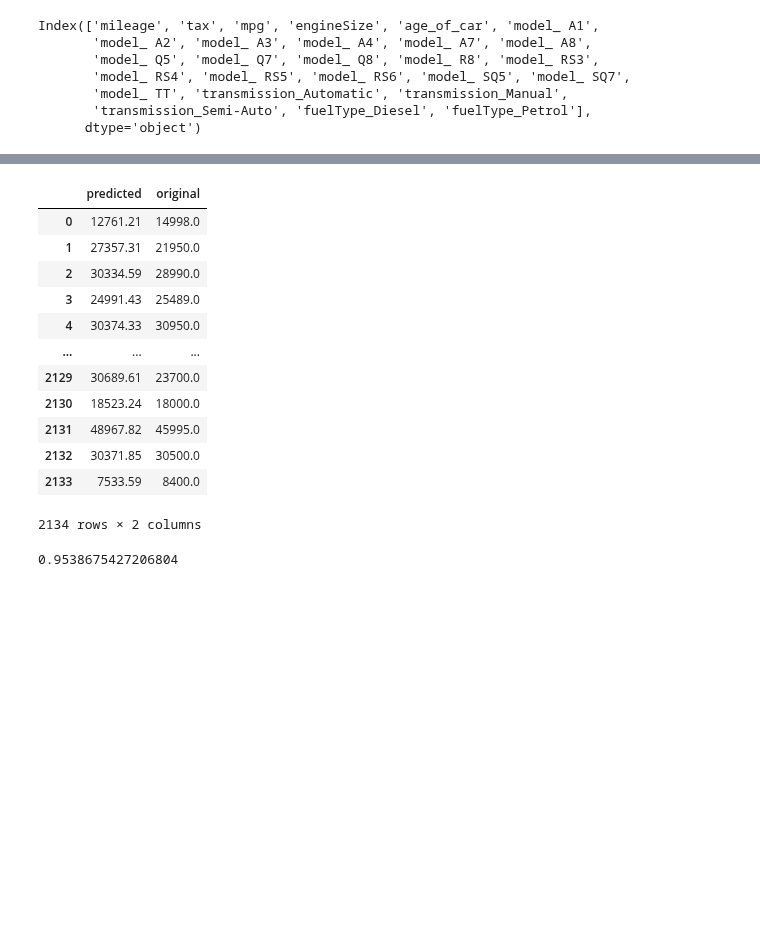
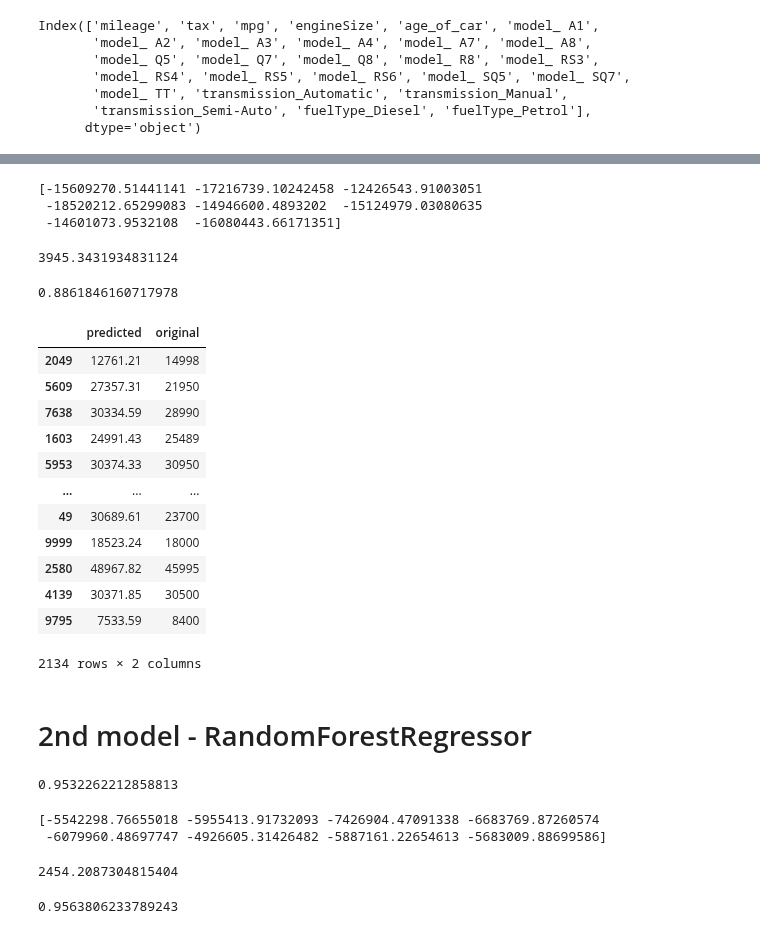
Before and after one commit to EitanKats/data-science-project-sem-a, a Jupyter notebook: Regression.ipynb, the cells around one changed output, grey strips where cells are left out. Saved outputs shown, nothing was run; the diff lists cells and outputs as text; code cells hidden in the pictures; blank space fills up the shorter version.

Commit message:
final commit for the regression and added info to the readme about the project structure

```diff
--- a/Regression.ipynb
+++ b/Regression.ipynb
@@ -245,13 +253,11 @@ cars_df_with_dummies
 # %%
-minmax_scaler = MinMaxScaler()
+std_scaler = StandardScaler()
 
-cars_scaled = minmax_scaler.fit_transform(cars_df_with_dummies)
-cars_scaled = pd.DataFrame(cars_scaled, columns = cars_df_with_dummies.columns)
+price_label = cars_df_with_dummies['price']
+cars_without_price = cars_df_with_dummies.drop(['price'],axis=1)
+
+X_train,X_test,y_train,y_test = train_test_split(cars_without_price,price_label,test_size=0.2,random_state=0)
 
 
-scaled_price_label = cars_scaled['price']
-scaled_cars_without_price = cars_scaled.drop(['price'],axis=1)
-
-X_train,X_test,y_train,y_test = train_test_split(scaled_cars_without_price,scaled_price_label,test_size=0.2,random_state=0)
-
-print(X_train.shape)
+X_train_transformed = std_scaler.fit_transform(X_train)
+X_test_transformed = std_scaler.transform(X_test)
@@ -315,31 +314,65 @@ print (mean_squared_error(y_test,initial_prediction, squared=False))
+# %%
+linear_reg_scores = cross_val_score(LinearRegression(),X_train_transformed, y_train,cv=8,scoring="neg_mean_squared_error")
+
+print(linear_reg_scores)
+np.sqrt(-linear_reg_scores.mean())
+# %% [output]
+[-15609270.51441141 -17216739.10242458 -12426543.91003051
+ -18520212.65299083 -14946600.4893202  -15124979.03080635
+ -14601073.9532108  -16080443.66171351]
+3945.3431934831124
+# %%
+linear_reg_scores_r2 = cross_val_score(LinearRegression(),X_train_transformed, y_train,cv=8,scoring="r2")
+
+linear_reg_scores_r2
+linear_reg_scores_r2.mean()
+# %% [output]
+0.8861846160717978
 # %%
 results = {}
-results["predicted"] = price_scaler.inverse_transform([initial_prediction]).ravel().round(2)
-results["original"] = price_scaler.inverse_transform([y_test]).ravel().round(2)
-
+results["predicted"] = initial_prediction.round(2)
+results["original"] = y_test
 
 pd.DataFrame.from_dict(results)
 # %% [output]
 |  | predicted | original |
-| 0 | 12761.21 | 14998.0 |
-| 1 | 27357.31 | 21950.0 |
-| 2 | 30334.59 | 28990.0 |
-| 3 | 24991.43 | 25489.0 |
-| 4 | 30374.33 | 30950.0 |
+| 2049 | 12761.21 | 14998 |
+| 5609 | 27357.31 | 21950 |
+| 7638 | 30334.59 | 28990 |
+| 1603 | 24991.43 | 25489 |
+| 5953 | 30374.33 | 30950 |
 | ... | ... | ... |
-| 2129 | 30689.61 | 23700.0 |
-| 2130 | 18523.24 | 18000.0 |
-| 2131 | 48967.82 | 45995.0 |
-| 2132 | 30371.85 | 30500.0 |
-| 2133 | 7533.59 | 8400.0 |
+| 49 | 30689.61 | 23700 |
+| 9999 | 18523.24 | 18000 |
+| 2580 | 48967.82 | 45995 |
+| 4139 | 30371.85 | 30500 |
+| 9795 | 7533.59 | 8400 |
 2134 rows × 2 columns
+# %% [markdown]
+# 2nd model - RandomForestRegressor
 # %%
 forest_reg = RandomForestRegressor()
 forest_reg.fit(X_train_transformed, y_train)
 
 print(forest_reg.score(X_test_transformed,y_test))
 # %% [output]
-0.9538675427206804
+0.9532262212858813
+# %%
+forest_reg_scores = cross_val_score(RandomForestRegressor(),X_train_transformed, y_train,cv=8,scoring="neg_mean_squared_error")
+
+print(forest_reg_scores)
+np.sqrt(-forest_reg_scores.mean())
+# %% [output]
+[-5542298.76655018 -5955413.91732093 -7426904.47091338 -6683769.87260574
+ -6079960.48697747 -4926605.31426482 -5887161.22654613 -5683009.88699586]
+2454.2087304815404
+# %%
+forest_reg_scores_r2 = cross_val_score(RandomForestRegressor(),X_train_transformed, y_train,cv=8,scoring="r2")
+
+forest_reg_scores_r2
+forest_reg_scores_r2.mean()
+# %% [output]
+0.9563806233789243
 # %%
 forest_reg_param_grid = [
     {
```
Also changed, not shown: parts of 20 cells of this notebook, 1 other file.
